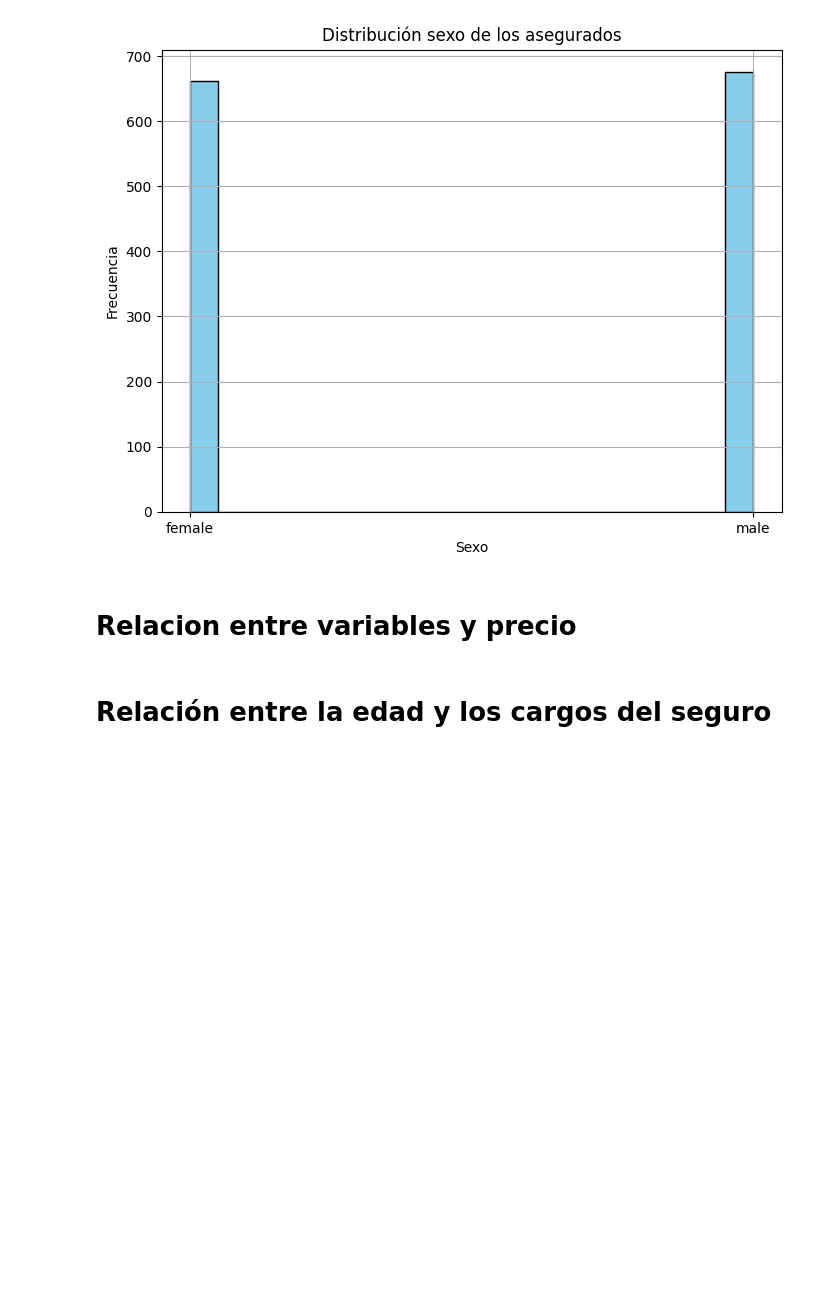
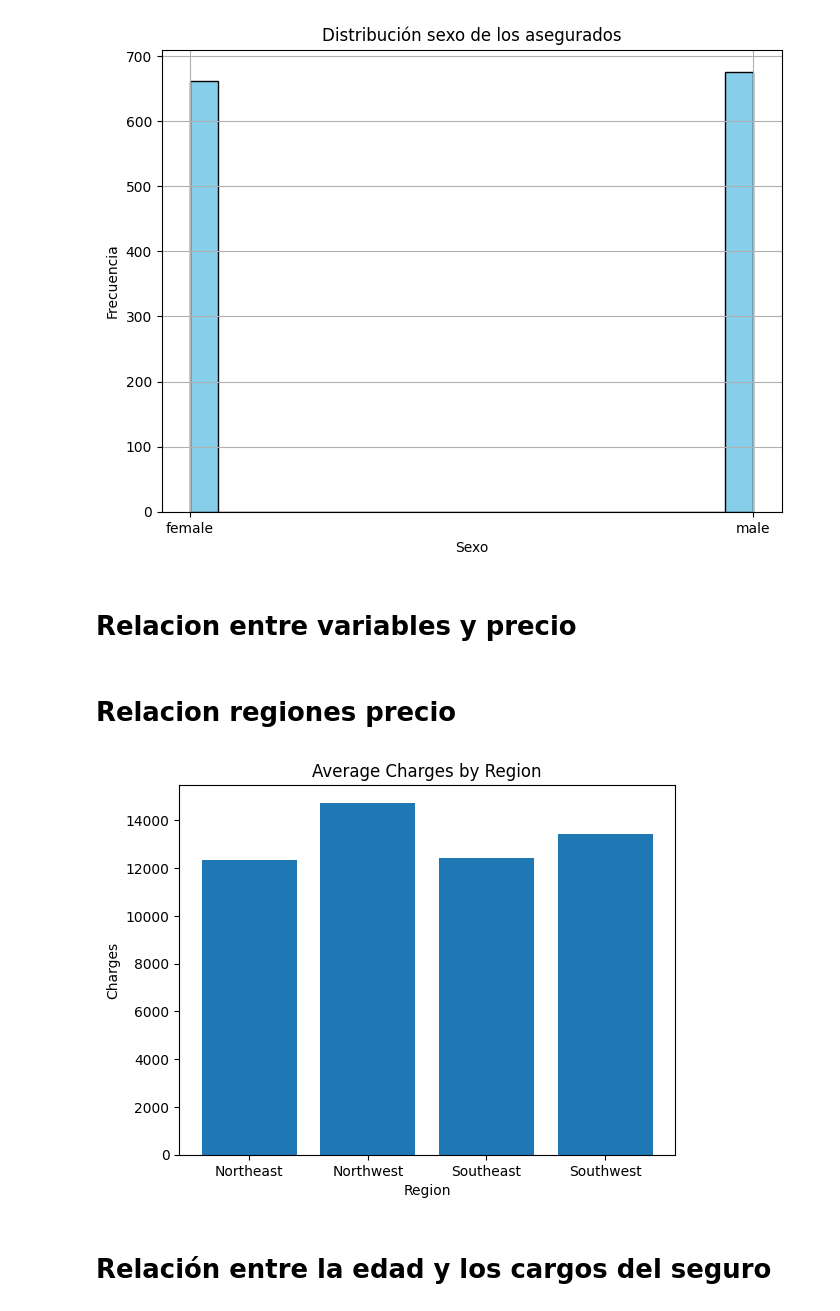
Before and after one commit to Javilejoo/hft4MD, a Jupyter notebook: HDT4.ipynb, the cells around one changed output. Drawn from its saved outputs; the diff is of its cells as text; code cells hidden in the pictures; blank space fills up the shorter version.

```diff
--- a/HDT4.ipynb
+++ b/HDT4.ipynb
@@ -200,6 +200,24 @@ plt.show()
 [figure]
 # %% [markdown]
 <h1>Relacion entre variables y precio</h1>
+# %% [markdown]
+<h1>Relacion regiones precio</h1>
+# %%
+# Calcular los cargos promedio por región
+region_charges = insurance_codificado[['charges', 'region_northeast', 'region_northwest', 'region_southeast', 'region_southwest']]
+region_charges_mean = region_charges.groupby(['region_northeast', 'region_northwest', 'region_southeast', 'region_southwest']).mean()
+region_charges_mean.reset_index(inplace=True)
+
+# Graficar los cargos promedio por región
+regions = ['Northeast', 'Northwest', 'Southeast', 'Southwest']
+charges = region_charges_mean['charges']
+plt.bar(regions, charges)
+plt.xlabel('Region')
+plt.ylabel('Charges')
+plt.title('Average Charges by Region')
+plt.show()
+# %% [output]
+[figure, added]
 # %% [markdown]
 <h1>Relación entre la edad y los cargos del seguro</h1>
 # %%
```
Also changed, not shown: parts of 15 cells of this notebook, 1 other file.
